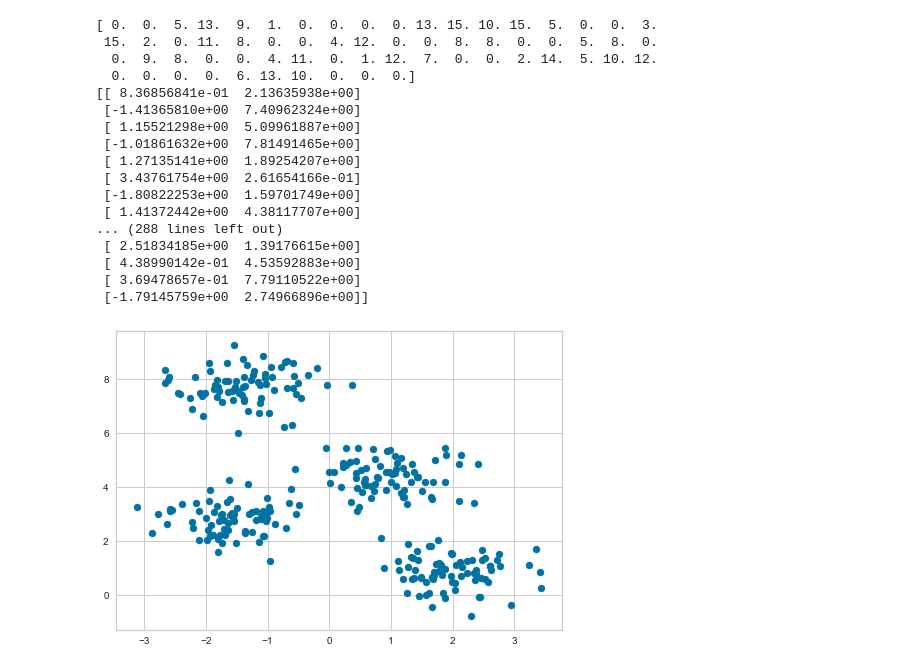
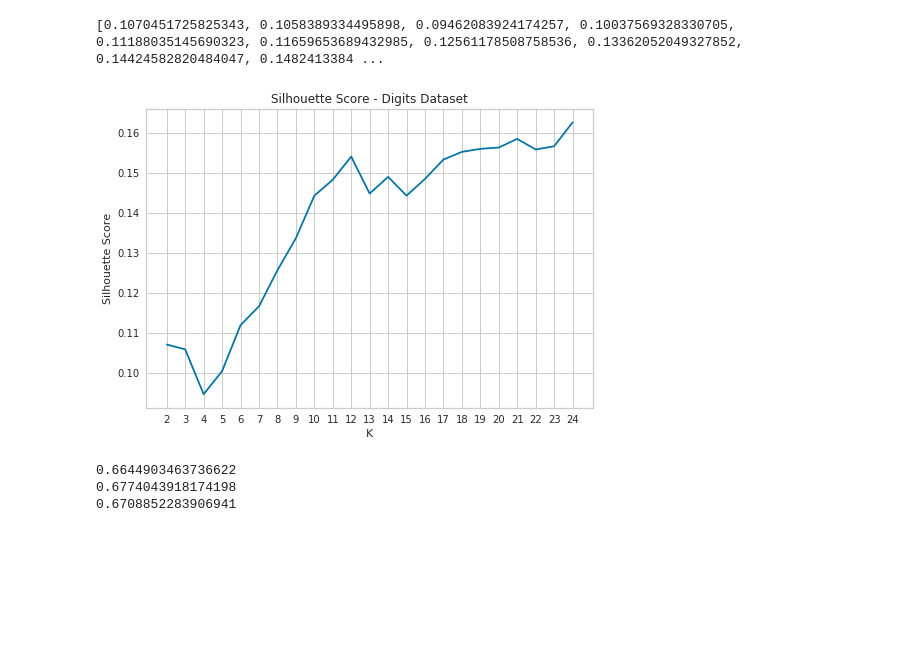
Before and after one commit to JonahCWilson/mla3, a Jupyter notebook: Assignment3.ipynb, the cells around one changed output. Drawn from its saved outputs; the diff is of its cells as text; code cells hidden in the pictures; blank space fills up the shorter version.

```diff
--- a/Assignment3.ipynb
+++ b/Assignment3.ipynb
@@ -339,26 +172,33 @@ plt.scatter(centers[:, 0], centers[:, 1], c='black', s=200, alpha=0.5)
-# %%
-from sklearn.datasets.samples_generator import make_blobs
-X, y_true = make_blobs(n_samples=300, centers=4,
-                       cluster_std=0.60, random_state=0)
-print(data[0])
-print(X)
-plt.scatter(X[:, 0], X[:, 1], s=50);
-# %% [output]
-[ 0.  0.  5. 13.  9.  1.  0.  0.  0.  0. 13. 15. 10. 15.  5.  0.  0.  3.
- 15.  2.  0. 11.  8.  0.  0.  4. 12.  0.  0.  8.  8.  0.  0.  5.  8.  0.
-  0.  9.  8.  0.  0.  4. 11.  0.  1. 12.  7.  0.  0.  2. 14.  5. 10. 12.
-  0.  0.  0.  0.  6. 13. 10.  0.  0.  0.]
-[[ 8.36856841e-01  2.13635938e+00]
- [-1.41365810e+00  7.40962324e+00]
- [ 1.15521298e+00  5.09961887e+00]
- [-1.01861632e+00  7.81491465e+00]
- [ 1.27135141e+00  1.89254207e+00]
- [ 3.43761754e+00  2.61654166e-01]
- [-1.80822253e+00  1.59701749e+00]
- [ 1.41372442e+00  4.38117707e+00]
-... (288 lines left out)
- [ 2.51834185e+00  1.39176615e+00]
- [ 4.38990142e-01  4.53592883e+00]
- [ 3.69478657e-01  7.79110522e+00]
- [-1.79145759e+00  2.74966896e+00]]
-[figure, removed]
+# %%
+# Record Silhouette Scores and print Graphs for Digit Data
+clf = KMeans()
+# show_silhouette(range(2, 25), data, clf)
+
+silscores = []
+for i in range(2, 25):
+    clf = KMeans(random_state=5, n_clusters=i)
+    labels = clf.fit_predict(data)
+    silscores.append(silhouette_score(data, labels))
+
+
+print(silscores)
+
+plt.plot([str(i) for i in range(2, 25)], silscores)
+plt.xlabel("K")
+plt.ylabel("Silhouette Score")
+plt.title("Silhouette Score - Digits Dataset")
+plt.show()
+# %% [output]
+[0.1070451725825343, 0.1058389334495898, 0.09462083924174257, 0.10037569328330705, 0.11188035145690323, 0.11659653689432985, 0.12561178508758536, 0.13362052049327852, 0.14424582820484047, 0.1482413384 ...
+[figure, added]
+# %%
+# KMeans - Digit Data - Homogeneity score
+clf = KMeans(random_state=5, n_clusters=12)
+clf.fit(data)
+print(homogeneity_score(target, clf.labels_))
+print(completeness_score(target, clf.labels_))
+print(v_measure_score(target, clf.labels_))
+# %% [output]
+0.6644903463736622
+0.6774043918174198
+0.6708852283906941
```
Also changed, not shown: parts of 21 cells of this notebook.
